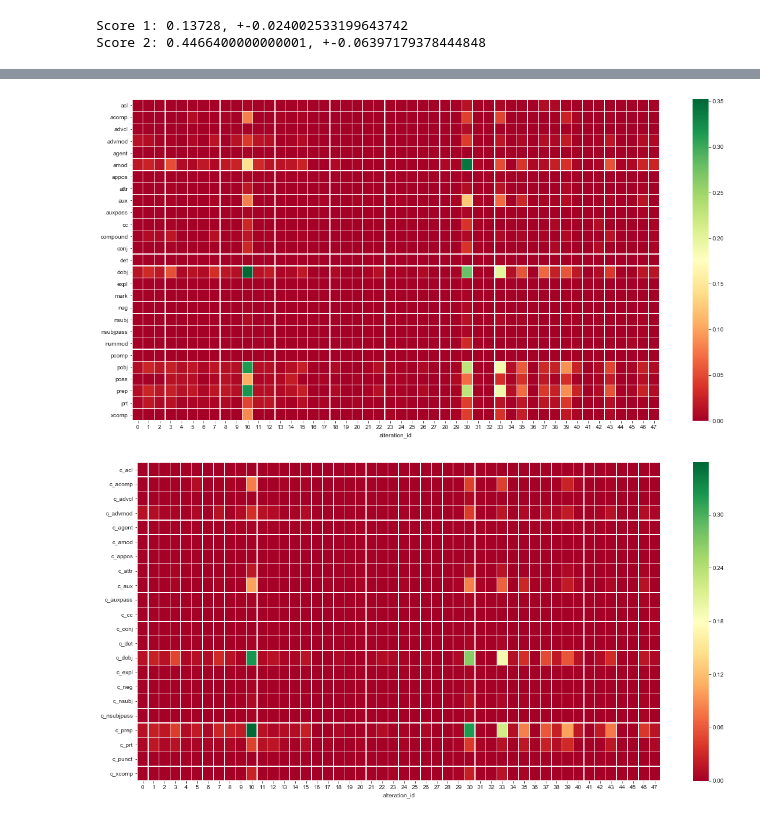
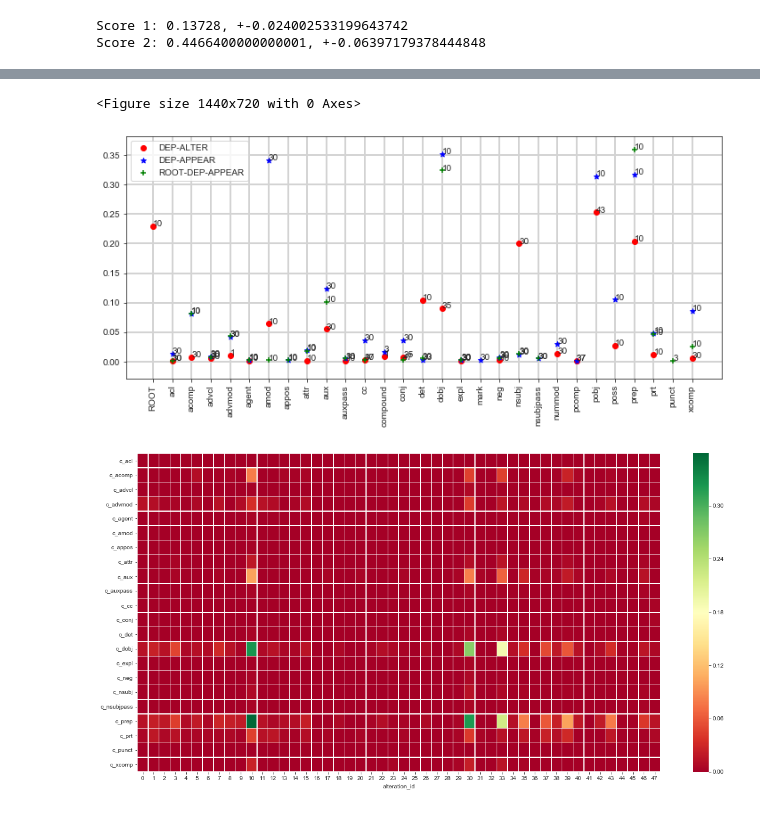
Before and after one commit to ghazi-f/QKVAE, a Jupyter notebook: disentanglement_transformer/Model_Analysis.ipynb, the cells around one changed output, grey strips where cells are left out. Saved outputs shown, nothing was run; the diff lists cells and outputs as text; code cells hidden in the pictures.

Commit message:
- Set up different size experiments for disentanglement

```diff
--- a/disentanglement_transformer/Model_Analysis.ipynb
+++ b/disentanglement_transformer/Model_Analysis.ipynb
@@ -1116,37 +1120,69 @@ import matplotlib.pyplot as plt
 import seaborn as sns
 %matplotlib inline
 # hm_df1.style.background_gradient(cmap ='viridis').set_properties(**{'font-size': '20px'})
 def show_df_hm1(df):
     plt.imshow(df, cmap ="RdYlBu")
 
     # Displaying a color bar to understand
     # which color represents which range of data
     plt.colorbar()
 
     # Assigning labels of x-axis
     # according to dataframe
     plt.xticks(range(len(df.axes[1])), df.columns)
 
     # Assigning labels of y-axis
     # according to dataframe
     plt.yticks(range(len(df.axes[0])), df.index)
 
     # Displaying the figure
     plt.show()
+def show_df_sp(dfs):
+    all_dep_labs = []
+    for grp in dfs:
+        # print([lab.split('_')[-1] for lab in list(grp.max().index)])
+        all_dep_labs = list(np.union1d([lab.split('_')[-1] for lab in list(grp.max().index)], all_dep_labs))
+    fig, ax = plt.subplots(figsize=(12,5))
+    for grp, color, stat_name, mark in zip(dfs, ['red', 'blue', 'green'], ['DEP-ALTER', 'DEP-APPEAR', 'ROOT-DEP-APPEAR'],
+                                     ['o', '*', '+']):
+
+        vals = list(grp.max())
+        dep_labs = [lab.split('_')[-1] for lab in list(grp.max().index)]
+        dep_idx = [all_dep_labs.index(lab) for lab in dep_labs]
+        lv_ids = list(grp.idxmax())
+
+        ax.scatter(dep_idx, vals,c=color, label=stat_name, marker=mark)
+
+        for i, txt in enumerate(lv_ids):
+            ax.annotate(txt, (dep_idx[i], vals[i]))
+    ax.set(xticks=range(len(all_dep_labs)), xticklabels=all_dep_labs)#, rotation='vertical')
+    for label in ax.get_xticklabels():
+        label.set_rotation(90)
+    ax.grid(color='lightgray', linestyle='-', linewidth=2)
+    ax.legend()
+
+        # Displaying the figure
+    plt.show()
+    return fig
 def show_df_hm2(df):
-    snsplt = sns.heatmap(df, cmap ='RdYlGn', linewidths = 0.20, annot = False)
+    snsplt = sns.heatmap(df, cmap ='Reds', linewidths = 0.20, annot = False)
     b, t = plt.ylim() # discover the values for bottom and top
     b += 0.5 # Add 0.5 to the bottom
     t -= 0.5 # Subtract 0.5 from the top
     plt.ylim(b, t) # update the ylim(bottom, top) values
     return snsplt.get_figure()
 
 sns.set_style("ticks", {"xtick.major.color": 'white', "ytick.major.color": 'white'})
 plt.figure(figsize=(20, 10))
-sns_plot = show_df_hm2(hm_df1)
-sns_plot.savefig("output.png")
+show_df_sp([grouped.mean()[d_dep_types],grouped.mean()[dep_types],
+           grouped.mean()[c_dep_types]]).savefig("output.png")
+
+#d_dep_types: diff_dep, dep_types: new_deps, c_dep_types: root_children_dep_diff
+# sns_plot = show_df_hm2(hm_df1)
+# sns_plot.savefig("output.png")
 # %% [output]
+<Figure size 1440x720 with 0 Axes>
-[figure, old version]
+[figure, new version]
 # %%
 
 plt.figure(figsize=(20, 10))
```
Also changed, not shown: parts of 10 cells of this notebook, 2 other files.
